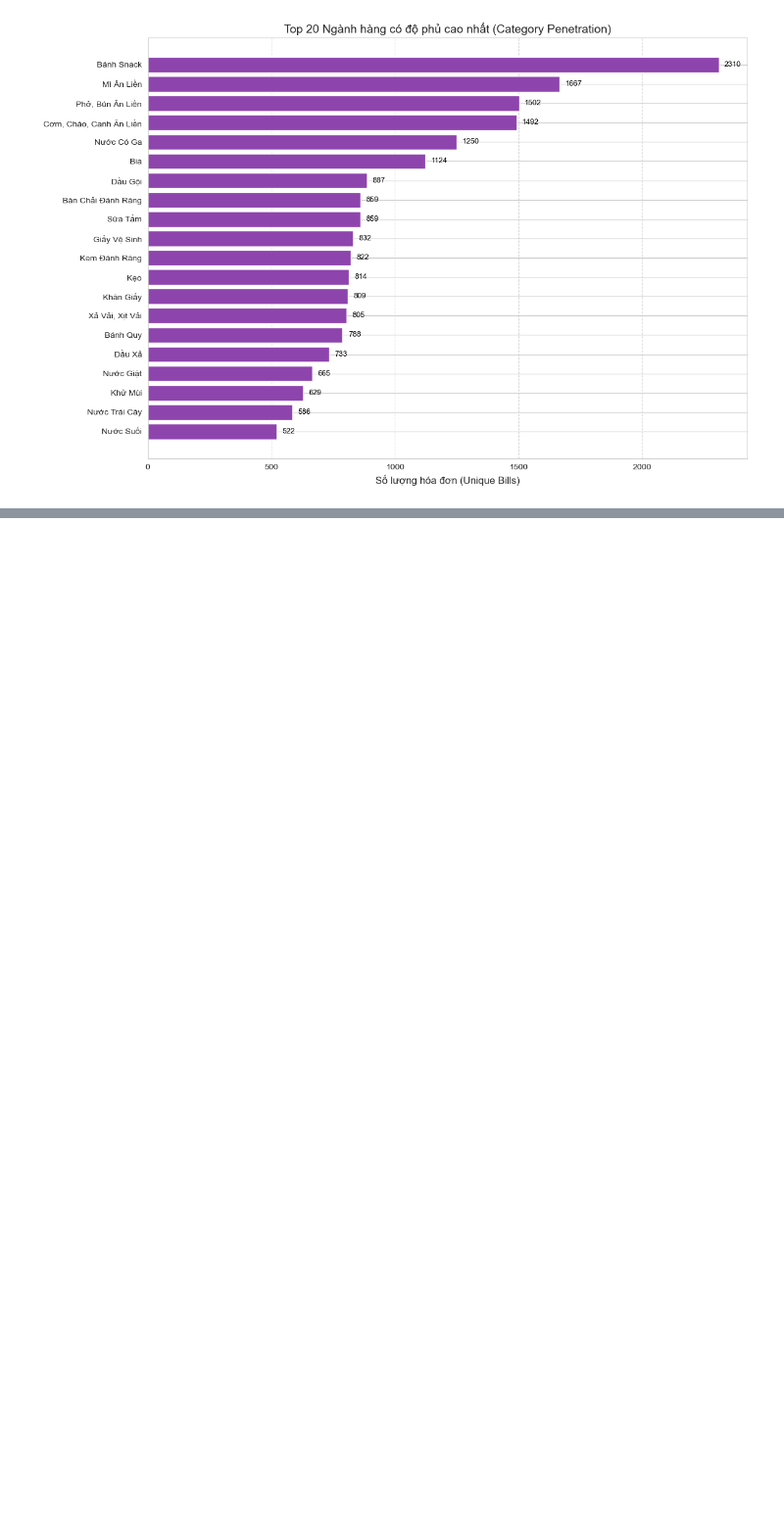
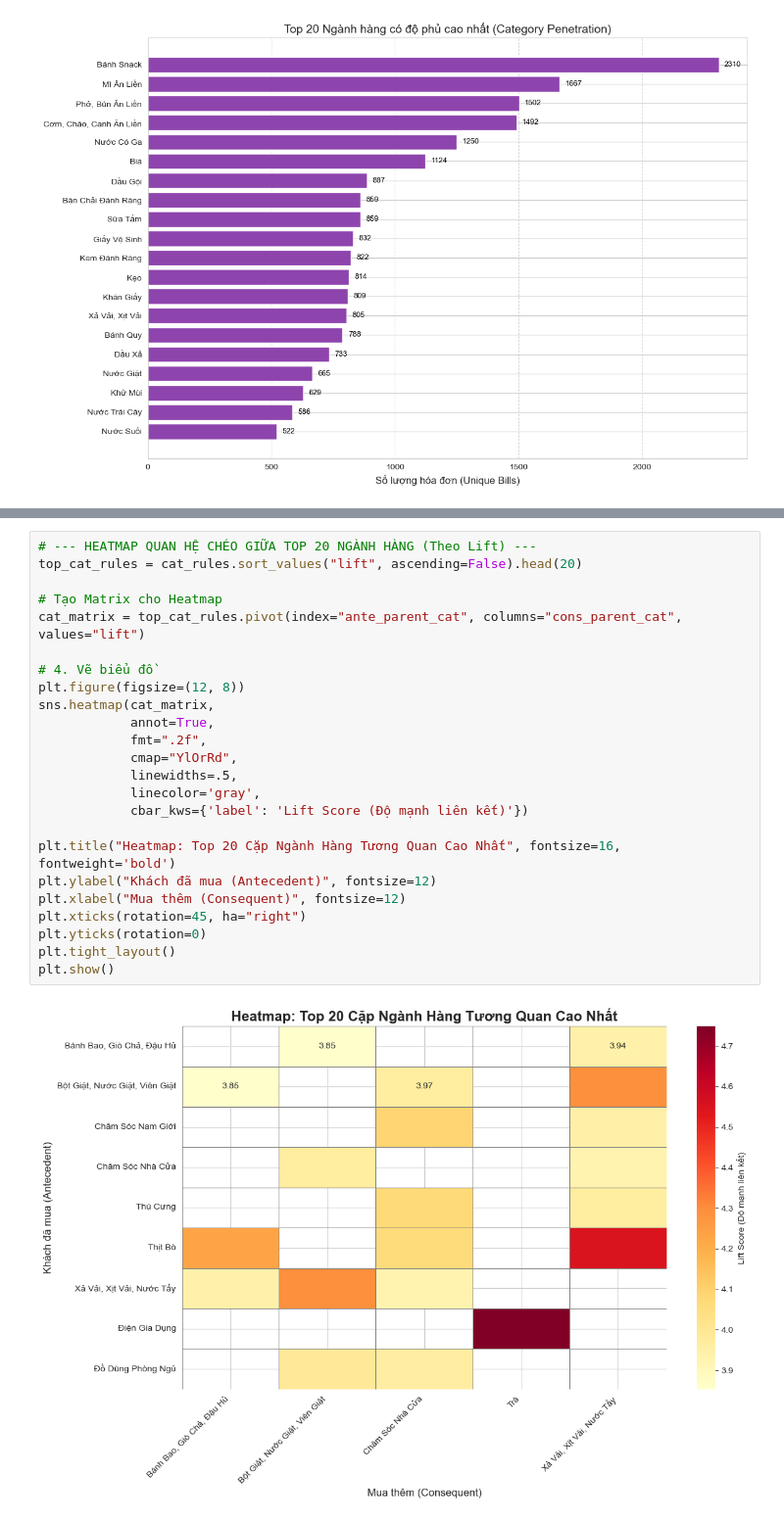
Before and after one commit to TranNhatMinh2012/DACNTT, a Jupyter notebook: Statistics.ipynb, the cells around one changed output, grey strips where cells are left out. Shown at 98% size. Saved outputs shown, nothing was run; the diff lists cells and outputs as text; blank space fills up the shorter version.

```diff
--- a/Statistics.ipynb
+++ b/Statistics.ipynb
@@ -267,0 +333,26 @@ Name: bill_id, dtype: float64
+# %%
+# --- HEATMAP QUAN HỆ CHÉO GIỮA TOP 20 NGÀNH HÀNG (Theo Lift) ---
+top_cat_rules = cat_rules.sort_values("lift", ascending=False).head(20)
+
+# Tạo Matrix cho Heatmap
+cat_matrix = top_cat_rules.pivot(index="ante_parent_cat", columns="cons_parent_cat", values="lift")
+
+# 4. Vẽ biểu đồ
+plt.figure(figsize=(12, 8))
+sns.heatmap(cat_matrix,
+            annot=True,
+            fmt=".2f",
+            cmap="YlOrRd",
+            linewidths=.5,
+            linecolor='gray',
+            cbar_kws={'label': 'Lift Score (Độ mạnh liên kết)'})
+
+plt.title("Heatmap: Top 20 Cặp Ngành Hàng Tương Quan Cao Nhất", fontsize=16, fontweight='bold')
+plt.ylabel("Khách đã mua (Antecedent)", fontsize=12)
+plt.xlabel("Mua thêm (Consequent)", fontsize=12)
+plt.xticks(rotation=45, ha="right")
+plt.yticks(rotation=0)
+plt.tight_layout()
+plt.show()
+# %% [output]
+[figure, added]
```
Also changed, not shown: parts of 6 cells of this notebook.
